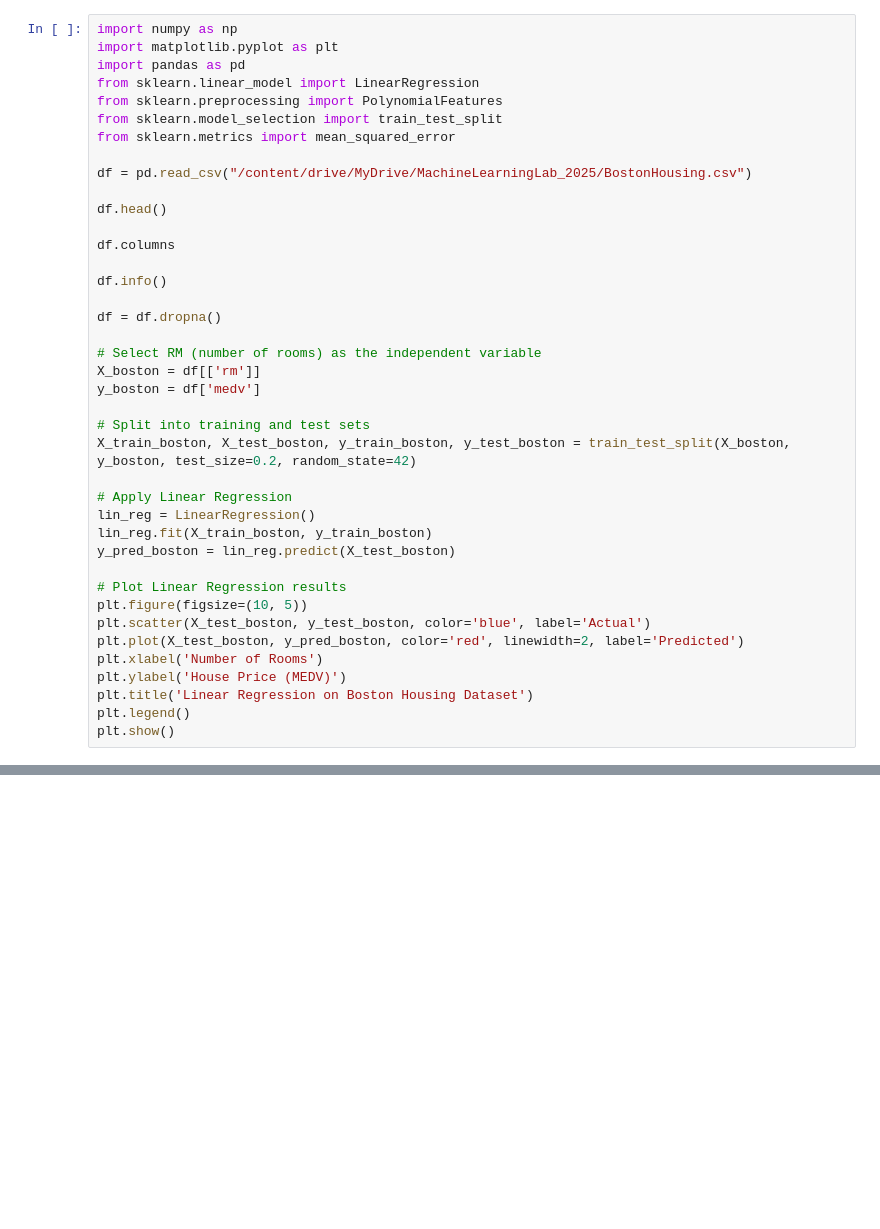
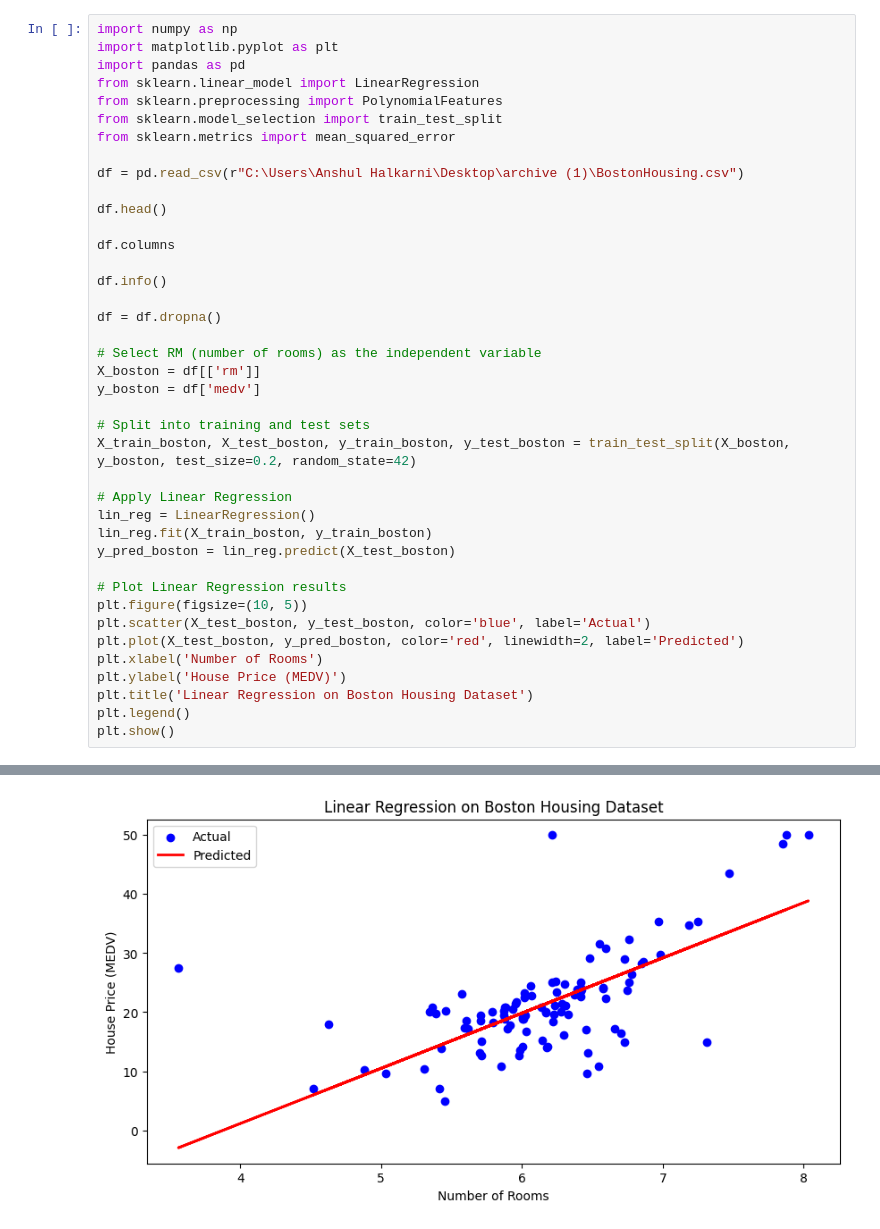
Before and after one commit to Anshulhalkarni/Machine-Learning, a Jupyter notebook: Exp7.ipynb, the cells around one changed output, grey strips where cells are left out. Saved outputs shown, nothing was run; the diff lists cells and outputs as text; blank space fills up the shorter version.

```diff
--- a/Exp7.ipynb
+++ b/Exp7.ipynb
@@ -7,7 +7,7 @@ from sklearn.preprocessing import PolynomialFeatures
 from sklearn.model_selection import train_test_split
 from sklearn.metrics import mean_squared_error
 
-df = pd.read_csv("/content/drive/MyDrive/MachineLearningLab_2025/BostonHousing.csv")
+df = pd.read_csv(r"C:\Users\Anshul Halkarni\Desktop\archive (1)\BostonHousing.csv")
 
 df.head()
 
@@ -38,3 +38,4 @@ plt.ylabel('House Price (MEDV)')
 plt.title('Linear Regression on Boston Housing Dataset')
 plt.legend()
 plt.show()
+# %% [output]
@@ -40,0 +59 @@ plt.show()
+[figure, added]
```
Also changed, not shown: parts of 1 cell of this notebook.
